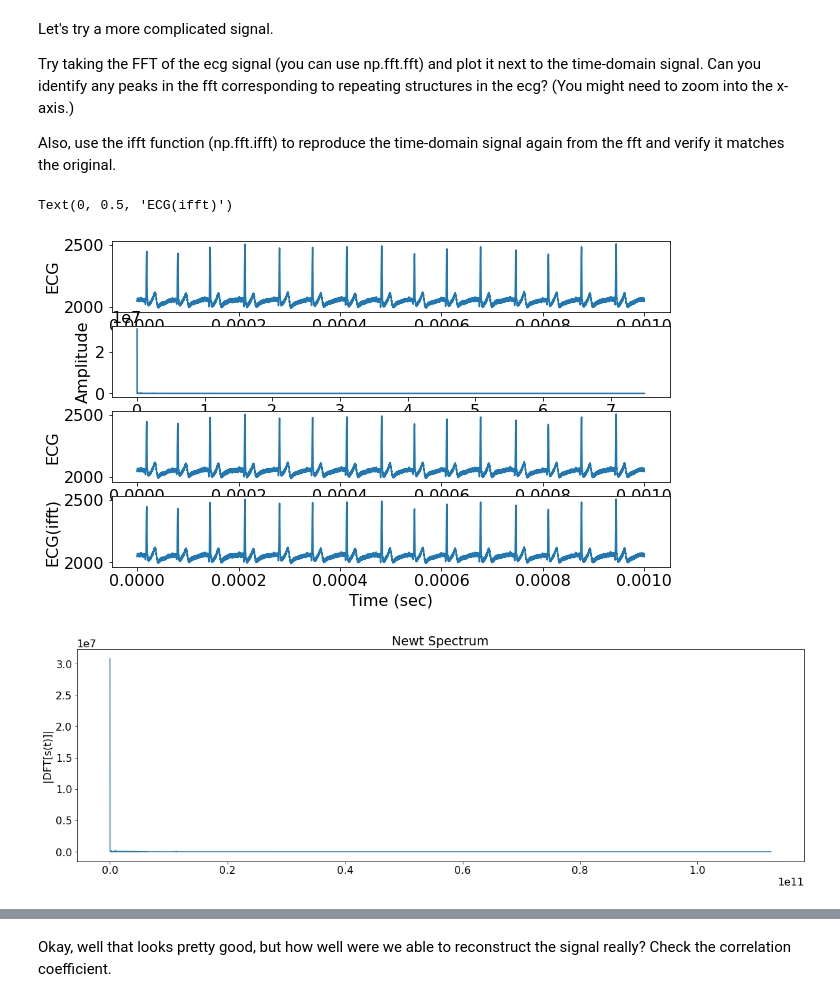
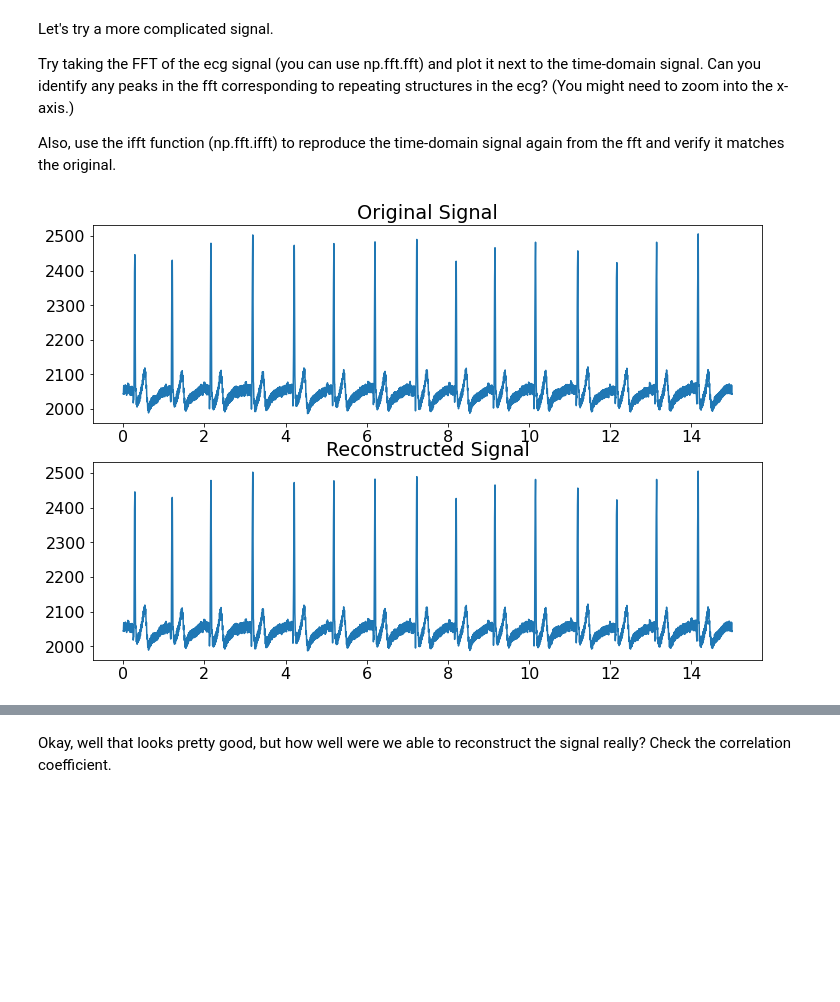
Before and after one commit to anaaparamesh/Week2_Public, a Jupyter notebook: Notebooks/03_FourierTransforms/FourierTransforms_Exercises.ipynb, the cells around one changed output, grey strips where cells are left out. Saved outputs shown, nothing was run; the diff lists cells and outputs as text; code cells hidden in the pictures; blank space fills up the shorter version.

```diff
--- a/Notebooks/03_FourierTransforms/FourierTransforms_Exercises.ipynb
+++ b/Notebooks/03_FourierTransforms/FourierTransforms_Exercises.ipynb
@@ -171,49 +176,33 @@ Let's try a more complicated signal.
 Try taking the FFT of the ecg signal (you can use np.fft.fft) and plot it next to the time-domain signal. Can you identify any peaks in the fft corresponding to repeating structures in the ecg? (You might need to zoom into the x-axis.)
 
 Also, use the ifft function (np.fft.ifft) to reproduce the time-domain signal again from the fft and verify it matches the original.
-# %%
-y_ecg = np.loadtxt('https://raw.githubusercontent.com/BeaverWorksMedlytics2020/Data_Public/master/NotebookExampleData/Week2/ecg.txt',skiprows=4)
-
-
-## FFT and IFFT
-## YOUR CODE HERE
-fft = np.fft.fft(y_ecg )
-ifft = np.fft.ifft(fft)
-t = np.linspace(0, 0.001, 15000)
-
-# PLOT
-## YOUR CODE HERE
-plt.subplot(4,1,1)
-plt.plot(t, y_ecg)
-plt.xlabel('Time (sec)')
-plt.ylabel('ECG')
-
-plt.subplot(4,1,2)
-T_samp = t[-1]-t[0] #get length of full sampling interval
-freq_vals = np.arange(0, (len(t)-1)/2, 1) / T_samp #get frequency values up to nyquist frequency
-ampVals = np.abs(fft[:len(freq_vals)])
-plt.plot(freq_vals, ampVals)
-plt.xlabel('Frequency')
-plt.ylabel('Amplitude')
-
-
-plt.subplot(4,1,3)
-plt.plot(t, y_ecg)
-plt.xlabel('Time (sec)')
-plt.ylabel('ECG')
-
-plt.subplot(4,1,4)
-plt.plot(t, ifft)
-plt.xlabel('Time (sec)')
-plt.ylabel('ECG(ifft)')
-# %% [output]
-Text(0, 0.5, 'ECG(ifft)')
-[figure, removed]
-# %%
-T = t[1]-t[0]
-N = t.size
-
-## PLOT FREQUENCY SPECTRUM
-plot_FT(fft, T, N, flipxy=False)
-# %% [output]
-[figure, removed]
+# %%
+y_ecg = np.loadtxt('https://raw.githubusercontent.com/BeaverWorksMedlytics2020/Data_Public/master/NotebookExampleData/Week2/ecg.txt',skiprows=4)
+
+
+#n points = 15,000 points
+n_points = len(y_ecg)
+
+#
+f = 1000.
+
+#Not fourier just time axis. range of 0 to 15000 / frequency to get time.
+t = np.arange(0,n_points)/f
+
+# PLOT
+## YOUR CODE HERE
+# FFT and IFFT
+fft_ecg = np.fft.fft(y_ecg)
+y_ecg_recon = np.fft.ifft(fft_ecg)
+
+# PLOT
+plt.figure(figsize=(12,8))
+plt.subplot(2,1,1)
+plt.plot(t,y_ecg)
+plt.title('Original Signal')
+plt.subplot(2,1,2)
+plt.plot(t,abs(y_ecg_recon))
+plt.title('Reconstructed Signal')
+plt.show()
+# %% [output]
+[figure, added]
```
Also changed, not shown: parts of 11 cells of this notebook.
